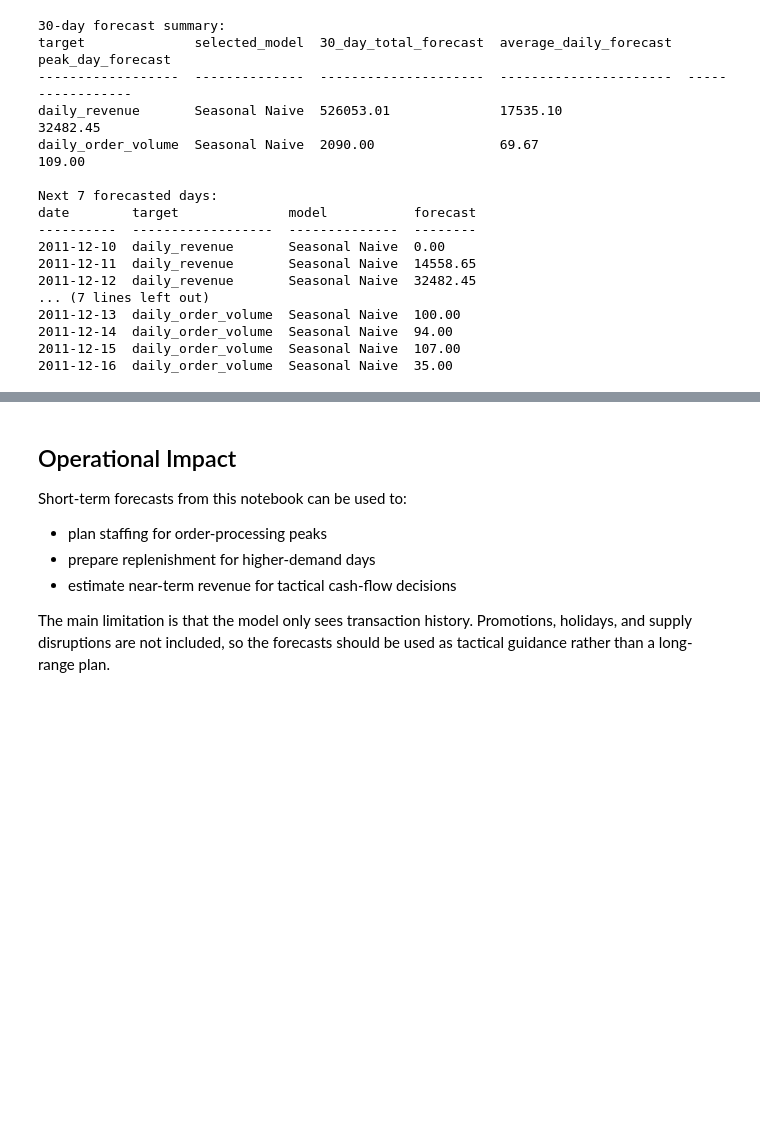
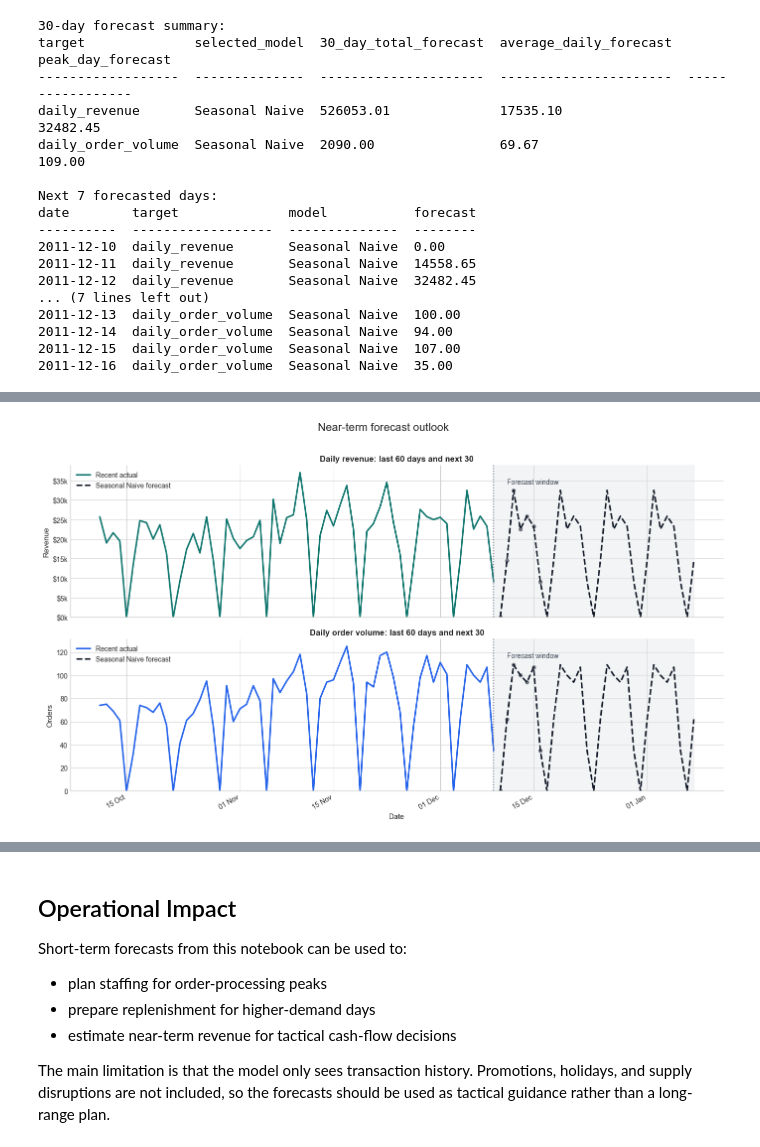
Before and after one commit to principles-of-data-science-cw-2/group-assignment, a Jupyter notebook: notebooks/04_forecasting.ipynb, the cells around one changed output, grey strips where cells are left out. Saved outputs shown, nothing was run; the diff lists cells and outputs as text; code cells hidden in the pictures; blank space fills up the shorter version.

```diff
--- a/notebooks/04_forecasting.ipynb
+++ b/notebooks/04_forecasting.ipynb
@@ -146,0 +352,50 @@ This makes the forecast operationally useful because it identifies when capacity
+# %%
+"""Plot the recent history against the selected 30-day forecast for each target."""
+
+history_window = 60
+fig, axes = plt.subplots(len(target_names), 1, figsize=(14, 8), sharex=False)
+
+for axis, target_name in zip(axes, target_names):
+    meta = TARGET_META[target_name]
+    history_dates = dates[-history_window:]
+    history_values = targets[target_name][-history_window:]
+    target_forecast_rows = [row for row in all_forecasts if row["target"] == target_name]
+    future_dates = [date.fromisoformat(row["date"]) for row in target_forecast_rows]
+    future_values = [row["forecast"] for row in target_forecast_rows]
+    selected_model = target_forecast_rows[0]["model"]
+
+    axis.plot(history_dates, history_values, color=meta["color"], linewidth=2.3, label="Recent actual")
+    axis.plot(
+        future_dates,
+        future_values,
+        color="#111827",
+        linewidth=2.3,
+        linestyle="--",
+        label=f"{selected_model} forecast",
+    )
+    axis.scatter(future_dates[:7], future_values[:7], color="#111827", s=24)
+    axis.axvline(dates[-1], color="#6b7280", linestyle=":", linewidth=1.5)
+    axis.axvspan(dates[-1], future_dates[-1], color="#e5e7eb", alpha=0.45)
+    axis.text(
+        future_dates[1],
+        max(max(history_values), max(future_values)) * 0.92,
+        "Forecast window",
+        color="#374151",
+        fontsize=10,
+    )
+
+    axis.set_title(f"{meta['label']}: last {history_window} days and next {FORECAST_DAYS}")
+    axis.set_ylabel(meta["unit"])
+    axis.set_ylim(bottom=0)
+    axis.yaxis.set_major_formatter(meta["axis_formatter"])
+    axis.legend(loc="upper left")
+    axis.xaxis.set_major_locator(mdates.AutoDateLocator(minticks=6, maxticks=10))
+    axis.xaxis.set_major_formatter(mdates.DateFormatter("%d %b"))
+
+axes[-1].set_xlabel("Date")
+fig.suptitle("Near-term forecast outlook", fontsize=16, y=1.02)
+fig.autofmt_xdate()
+plt.tight_layout()
+plt.show()
+# %% [output]
+[figure, added]
```
Also changed, not shown: parts of 20 cells of this notebook, 1 other file.
